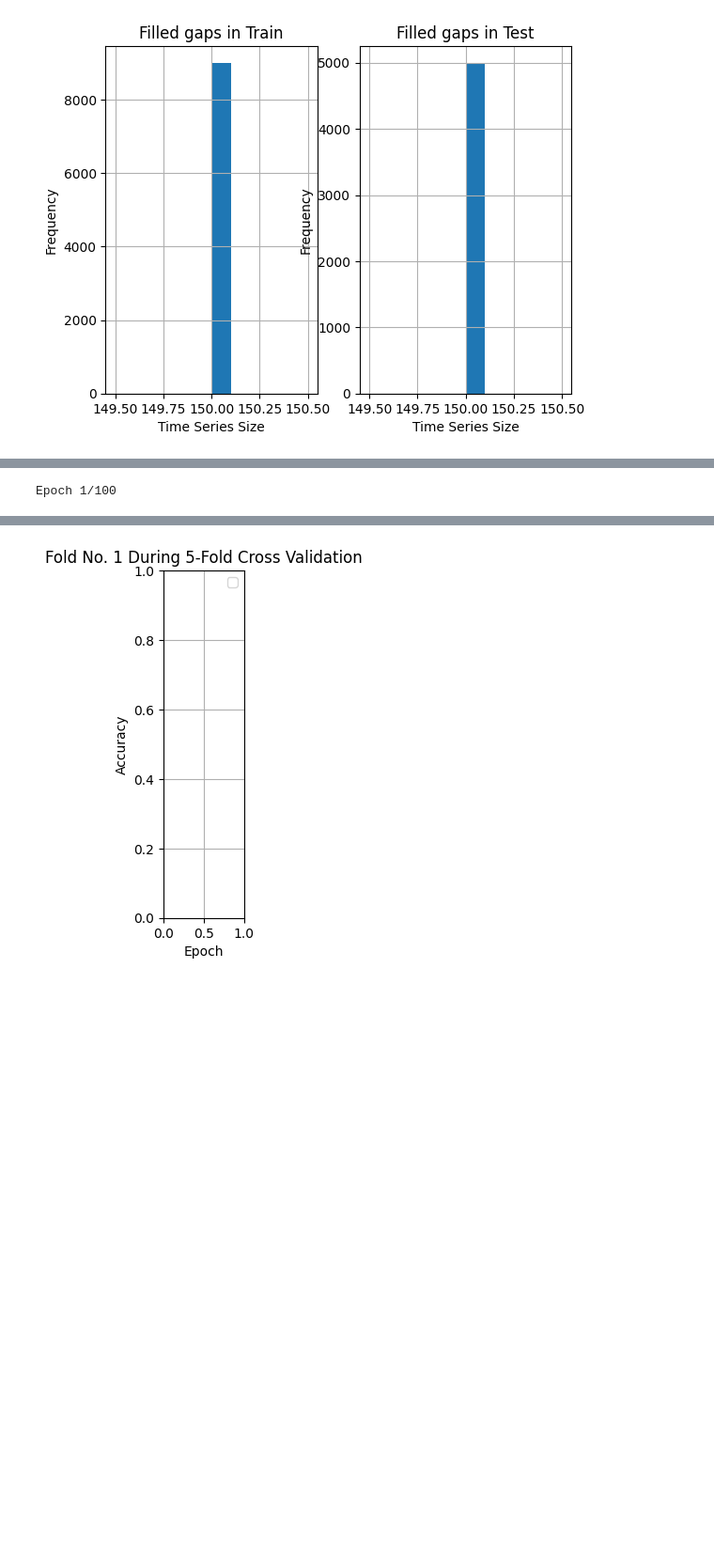
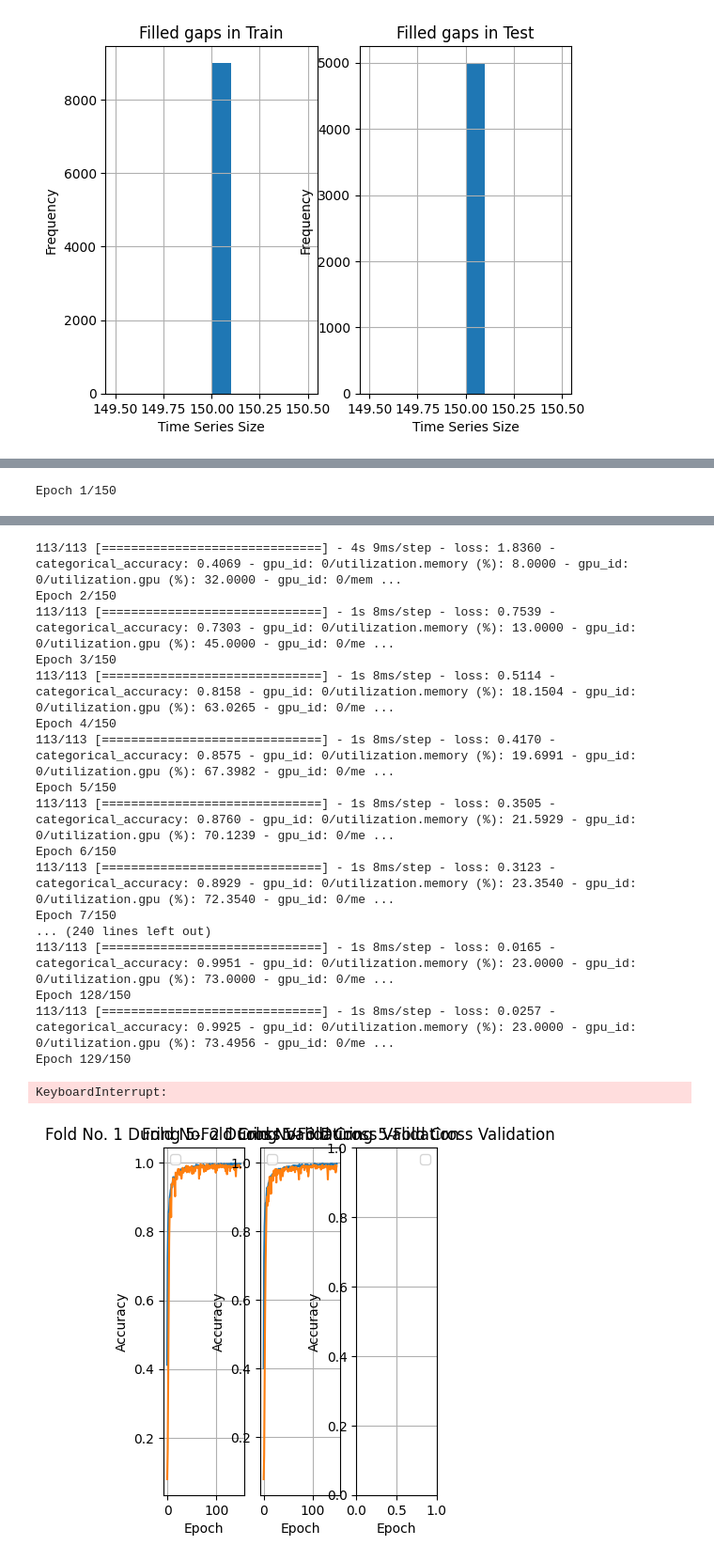
Before and after one commit to fusedbloxxer/ub-g11-pml, a Jupyter notebook: projects/smart/src/main.ipynb, the cells around one changed output, grey strips where cells are left out. Shown at 94% size. Saved outputs shown, nothing was run; the diff lists cells and outputs as text; code cells hidden in the pictures; blank space fills up the shorter version.

```diff
--- a/projects/smart/src/main.ipynb
+++ b/projects/smart/src/main.ipynb
@@ -237,15 +266,16 @@ train_labels_ny = ny.expand_dims(ny.array(train_labels), axis=1)
 # Configure t_loop and model hparams
 tparams: TrainParams = {
   'n_folds': 5,
-  'n_batch': 512,
-  'n_epochs': 100,
+  'n_batch': 64,
+  'n_epochs': 150,
 }
 hparams: TCNNParams = {
-  'optim': lambda: Adam(learning_rate=2e-4, weight_decay=2e-6),
-  'activ_fn': 'relu',
-  'n_filters': 48,
-  'n_units': 512,
-  'dropout': 0.2,
+  'optim': lambda: Adam(learning_rate=2e-4, weight_decay=7e-6),
+  'm_init': tw.keras.initializers.GlorotNormal(),
+  'activ_fn': tw.keras.layers.Activation('relu'),
+  'n_filters': 64,
+  'n_units': 724,
+  'dropout': 0.3,
 }
 
 # Train and validate using crossvalidation technique
@@ -315,4 +345,4 @@ pt.title('Training Accuracy')
 pt.plot(ny.arange(tparams['n_folds']), trn_accy)
 pt.show()
 # %% [output]
-Epoch 1/100
+Epoch 1/150
@@ -338,4 +386,22 @@ KeyboardInterrupt:
+113/113 [==============================] - 4s 9ms/step - loss: 1.8360 - categorical_accuracy: 0.4069 - gpu_id: 0/utilization.memory (%): 8.0000 - gpu_id: 0/utilization.gpu (%): 32.0000 - gpu_id: 0/mem ...
+Epoch 2/150
+113/113 [==============================] - 1s 8ms/step - loss: 0.7539 - categorical_accuracy: 0.7303 - gpu_id: 0/utilization.memory (%): 13.0000 - gpu_id: 0/utilization.gpu (%): 45.0000 - gpu_id: 0/me ...
+Epoch 3/150
+113/113 [==============================] - 1s 8ms/step - loss: 0.5114 - categorical_accuracy: 0.8158 - gpu_id: 0/utilization.memory (%): 18.1504 - gpu_id: 0/utilization.gpu (%): 63.0265 - gpu_id: 0/me ...
+Epoch 4/150
+113/113 [==============================] - 1s 8ms/step - loss: 0.4170 - categorical_accuracy: 0.8575 - gpu_id: 0/utilization.memory (%): 19.6991 - gpu_id: 0/utilization.gpu (%): 67.3982 - gpu_id: 0/me ...
+Epoch 5/150
+113/113 [==============================] - 1s 8ms/step - loss: 0.3505 - categorical_accuracy: 0.8760 - gpu_id: 0/utilization.memory (%): 21.5929 - gpu_id: 0/utilization.gpu (%): 70.1239 - gpu_id: 0/me ...
+Epoch 6/150
+113/113 [==============================] - 1s 8ms/step - loss: 0.3123 - categorical_accuracy: 0.8929 - gpu_id: 0/utilization.memory (%): 23.3540 - gpu_id: 0/utilization.gpu (%): 72.3540 - gpu_id: 0/me ...
+Epoch 7/150
+... (240 lines left out)
+113/113 [==============================] - 1s 8ms/step - loss: 0.0165 - categorical_accuracy: 0.9951 - gpu_id: 0/utilization.memory (%): 23.0000 - gpu_id: 0/utilization.gpu (%): 73.0000 - gpu_id: 0/me ...
+Epoch 128/150
+113/113 [==============================] - 1s 8ms/step - loss: 0.0257 - categorical_accuracy: 0.9925 - gpu_id: 0/utilization.memory (%): 23.0000 - gpu_id: 0/utilization.gpu (%): 73.4956 - gpu_id: 0/me ...
+Epoch 129/150
+KeyboardInterrupt:
-[figure, old version]
+[figure, new version]
 # %%
 from sklearn.metrics import ConfusionMatrixDisplay, confusion_matrix
 
```
Also changed, not shown: parts of 9 cells of this notebook.
